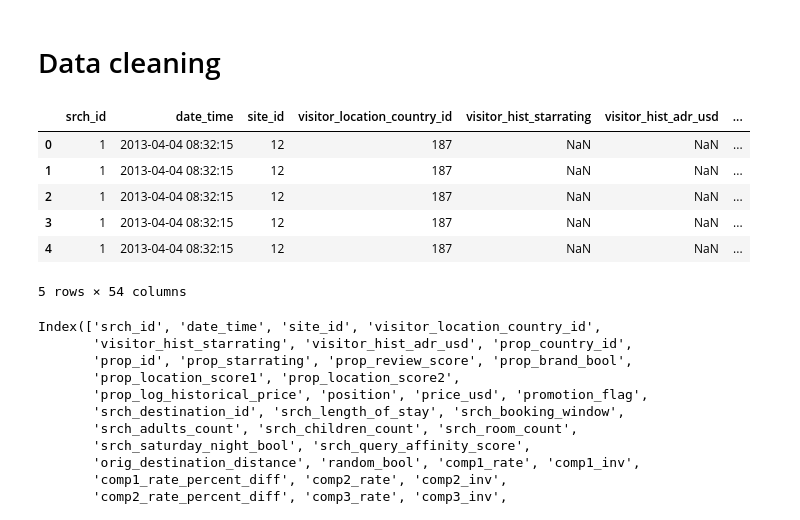
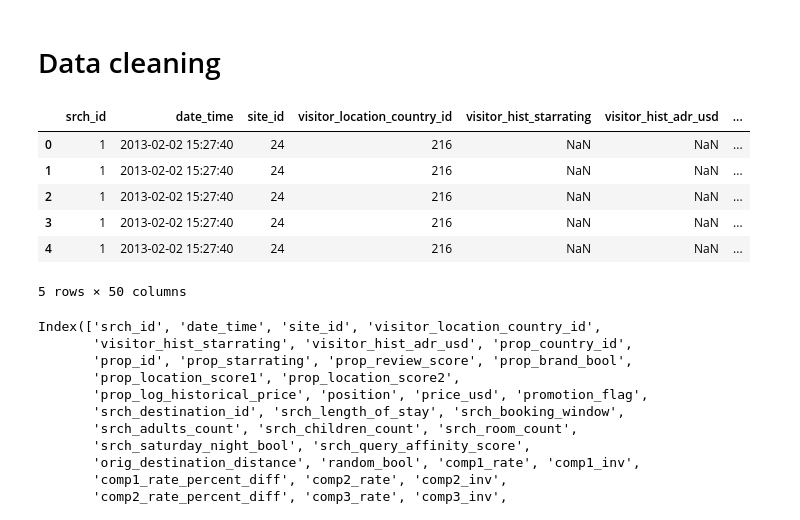
Before and after one commit to Ly-MX15/DMT-Assignment-2, a Jupyter notebook: Menghan's part/df_cleaning for all data.ipynb, the cells around one changed output. Saved outputs shown, nothing was run; the diff lists cells and outputs as text; code cells hidden in the pictures.

```diff
--- a/Menghan's part/df_cleaning for all data.ipynb
+++ b/Menghan's part/df_cleaning for all data.ipynb
@@ -10,17 +10,17 @@ just change the path to do the cleaning for training and testing dataset. You co
 # %% [markdown]
 # Data cleaning
 # %%
-df = pd.read_csv('/Users/eva/Documents/Study/Y1S2/DMT/assignment2/training_set_VU_DM.csv')
+df = pd.read_csv('/Users/eva/Documents/Study/Y1S2/DMT/assignment2/test_set_VU_DM.csv')
 df['date_time'] = pd.to_datetime(df['date_time'])
 df.head()
 # %% [output]
 |  | srch_id | date_time | site_id | visitor_location_country_id | visitor_hist_starrating | visitor_hist_adr_usd | ... |
-| 0 | 1 | 2013-04-04 08:32:15 | 12 | 187 | NaN | NaN | ... |
-| 1 | 1 | 2013-04-04 08:32:15 | 12 | 187 | NaN | NaN | ... |
-| 2 | 1 | 2013-04-04 08:32:15 | 12 | 187 | NaN | NaN | ... |
-| 3 | 1 | 2013-04-04 08:32:15 | 12 | 187 | NaN | NaN | ... |
-| 4 | 1 | 2013-04-04 08:32:15 | 12 | 187 | NaN | NaN | ... |
+| 0 | 1 | 2013-02-02 15:27:40 | 24 | 216 | NaN | NaN | ... |
+| 1 | 1 | 2013-02-02 15:27:40 | 24 | 216 | NaN | NaN | ... |
+| 2 | 1 | 2013-02-02 15:27:40 | 24 | 216 | NaN | NaN | ... |
+| 3 | 1 | 2013-02-02 15:27:40 | 24 | 216 | NaN | NaN | ... |
+| 4 | 1 | 2013-02-02 15:27:40 | 24 | 216 | NaN | NaN | ... |
-5 rows × 54 columns
+5 rows × 50 columns
 # %%
 df.columns
 # %% [output]
```
Also changed, not shown: parts of 19 cells of this notebook.
